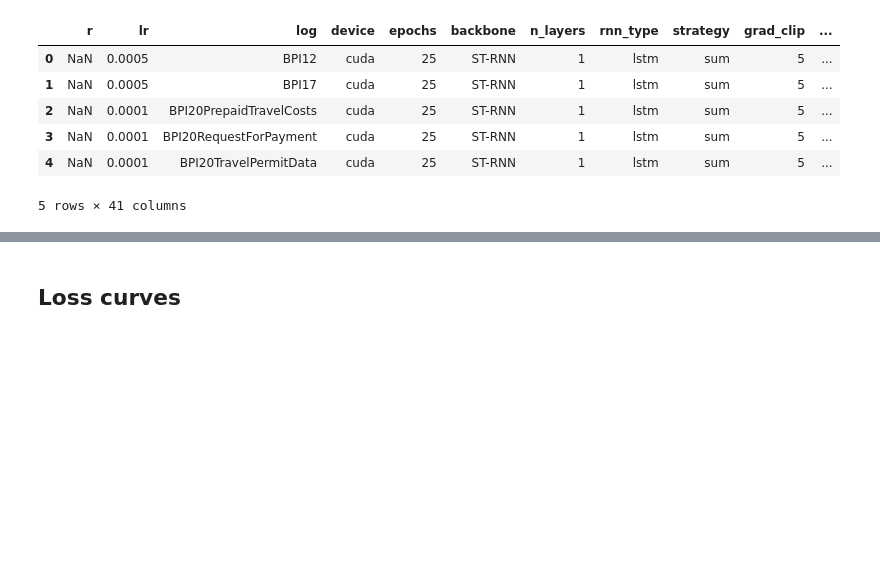
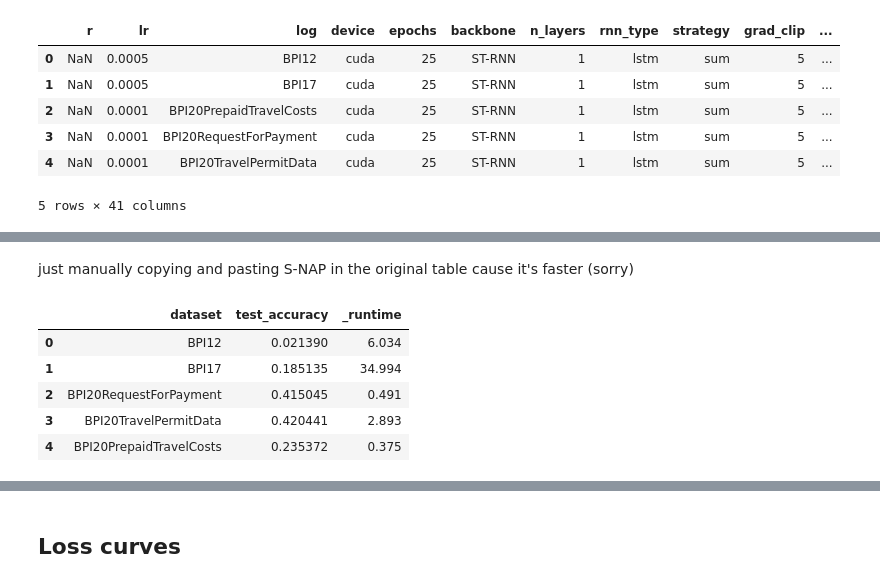
Before and after one commit to raseidi/llm-peft-ppm, a Jupyter notebook: notebooks/results.ipynb, the cells around one changed output, grey strips where cells are left out. Saved outputs shown, nothing was run; the diff lists cells and outputs as text; code cells hidden in the pictures; blank space fills up the shorter version.

```diff
--- a/notebooks/results.ipynb
+++ b/notebooks/results.ipynb
@@ -658,0 +667,20 @@ styled
+# %% [markdown]
+just manually copying and pasting S-NAP in the original table cause it's faster (sorry)
+# %%
+project = "ml4pm-prompt" # it's a separate project cause we ran it after the original experiments
+results_dir = os.path.join("notebooks", f"snap_results.csv")
+if os.path.exists(results_dir):
+    best_results = pd.read_csv(results_dir)
+else:
+    best_results = fetch_experiments(save_path=results_dir, project_name=project, include_metrics=True)
+    # best_results.to_csv(results_dir, index=False)
+
+best_results['_runtime'] = (best_results['_runtime'] / 3600).round(3)
+best_results[['dataset', 'test_accuracy', '_runtime']]
+# %% [output]
+|  | dataset | test_accuracy | _runtime |
+| 0 | BPI12 | 0.021390 | 6.034 |
+| 1 | BPI17 | 0.185135 | 34.994 |
+| 2 | BPI20RequestForPayment | 0.415045 | 0.491 |
+| 3 | BPI20TravelPermitData | 0.420441 | 2.893 |
+| 4 | BPI20PrepaidTravelCosts | 0.235372 | 0.375 |
```
Also changed, not shown: parts of 6 cells of this notebook, 5 other files.
